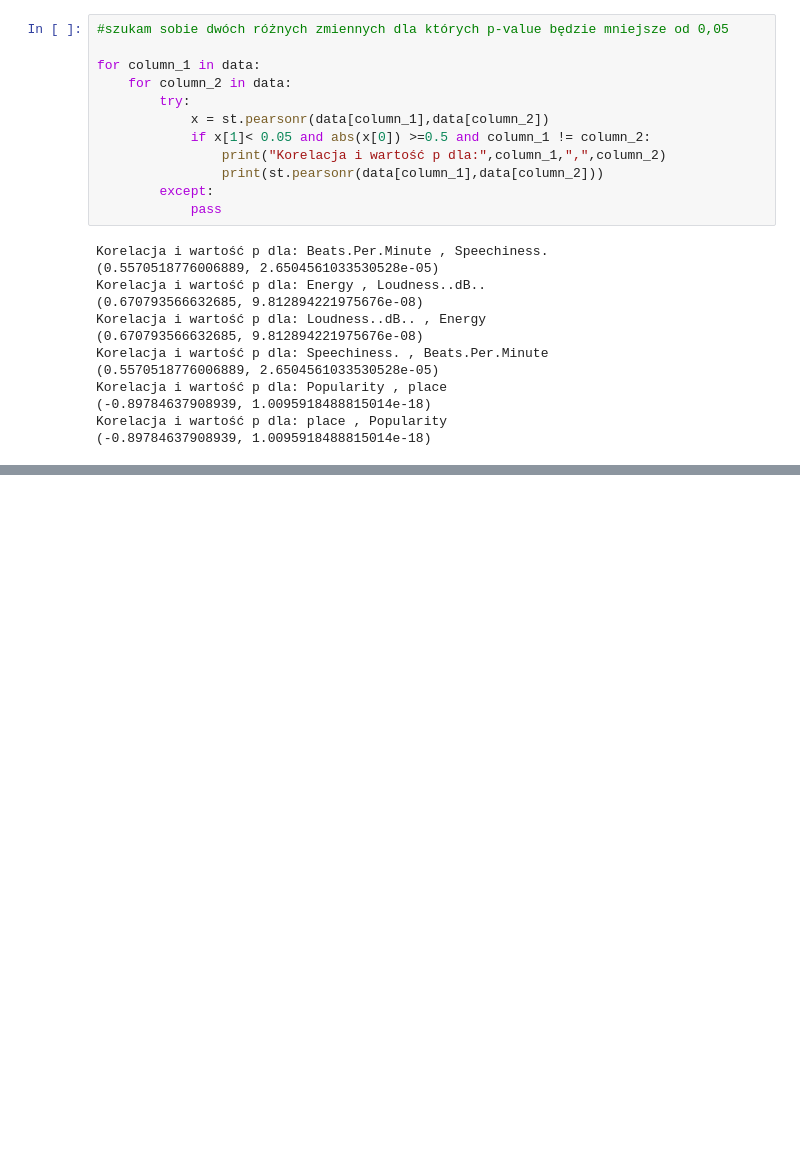
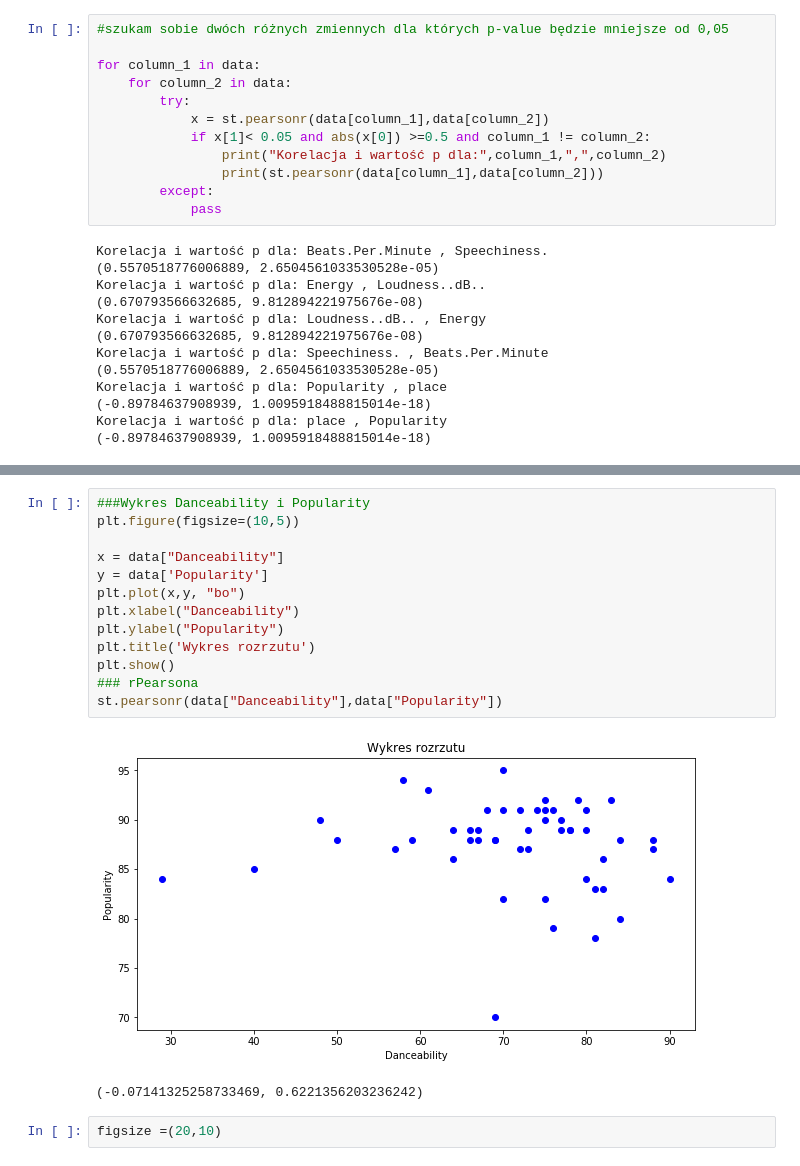
Before and after one commit to sageroe/Data_analysis, a Jupyter notebook: Raport.ipynb, the cells around one changed output, grey strips where cells are left out. Drawn from its saved outputs; the diff is of its cells as text; blank space fills up the shorter version.

```diff
--- a/Raport.ipynb
+++ b/Raport.ipynb
@@ -358,0 +351,18 @@ Index: []
+# %%
+###Wykres Danceability i Popularity
+plt.figure(figsize=(10,5))
+
+x = data["Danceability"]
+y = data['Popularity']
+plt.plot(x,y, "bo")
+plt.xlabel("Danceability")
+plt.ylabel("Popularity")
+plt.title('Wykres rozrzutu')
+plt.show()
+### rPearsona
+st.pearsonr(data["Danceability"],data["Popularity"])
+# %% [output]
+[figure, added]
+(-0.07141325258733469, 0.6221356203236242)
+# %%
+figsize =(20,10)
```
Also changed, not shown: parts of 11 cells of this notebook, 1 other file.
